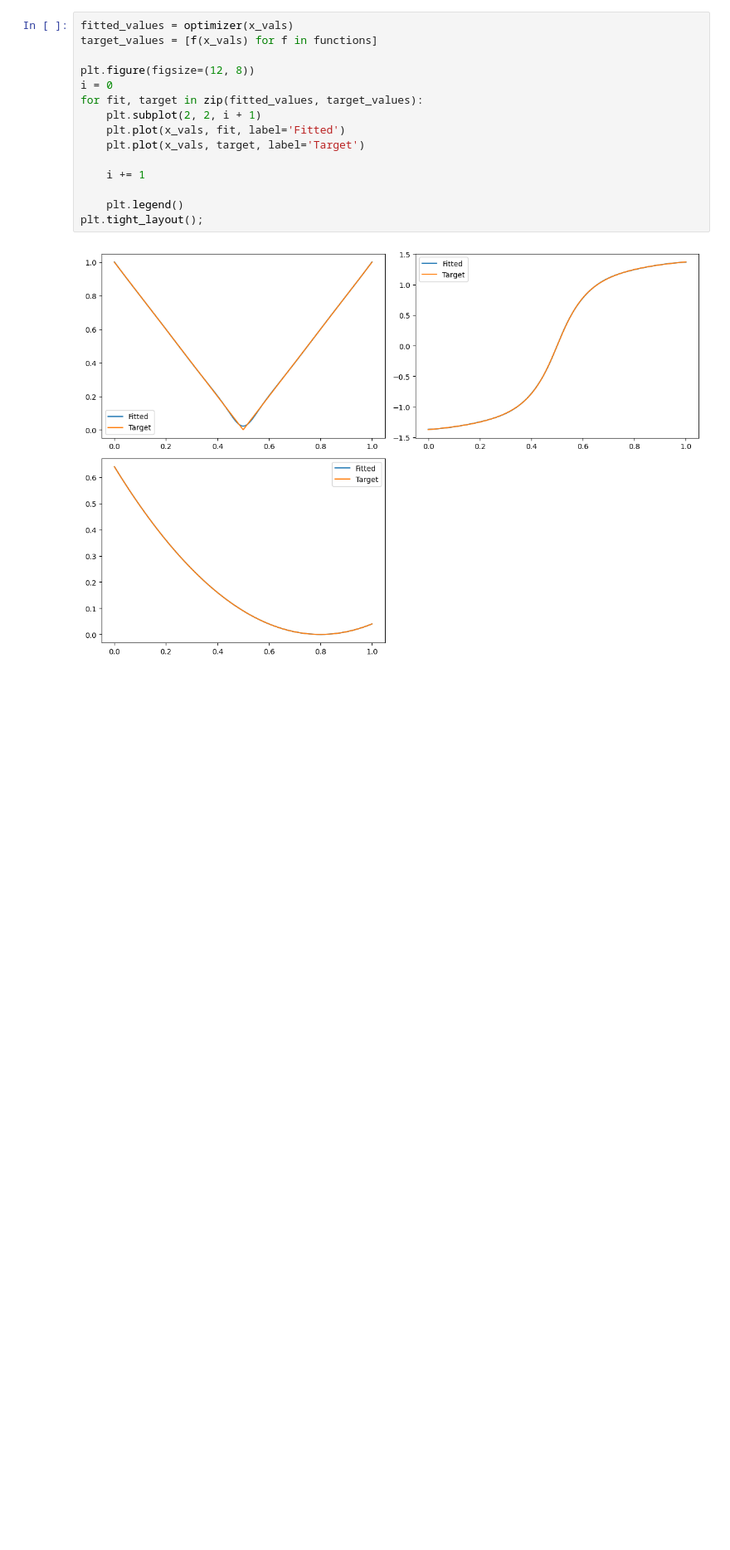
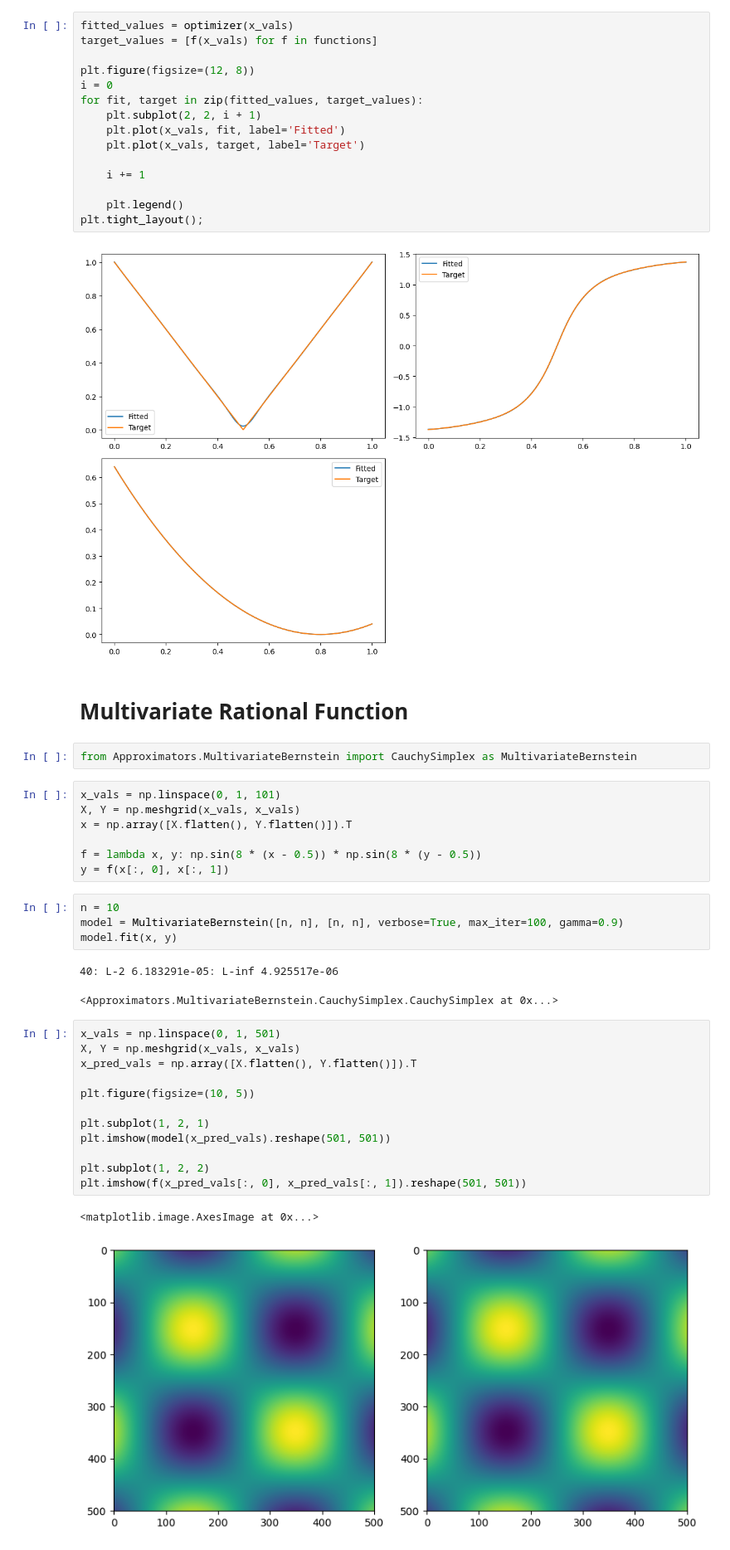
Before and after one commit to infamoussoap/RationalFunctionApproximation, a Jupyter notebook: Example Usage.ipynb, the cells around one changed output. Shown: that part at 83% size. Drawn from its saved outputs; the diff is of its cells as text; blank space fills up the shorter version.

Commit message:
MultivariateBernstein Rational approximation now added with example usage given

```diff
--- a/Example Usage.ipynb
+++ b/Example Usage.ipynb
@@ -81,3 +81,36 @@ for fit, target in zip(fitted_values, target_values):
 plt.tight_layout();
 # %% [output]
 [figure]
+# %% [markdown]
+# Multivariate Rational Function
+# %%
+from Approximators.MultivariateBernstein import CauchySimplex as MultivariateBernstein
+# %%
+x_vals = np.linspace(0, 1, 101)
+X, Y = np.meshgrid(x_vals, x_vals)
+x = np.array([X.flatten(), Y.flatten()]).T
+
+f = lambda x, y: np.sin(8 * (x - 0.5)) * np.sin(8 * (y - 0.5))
+y = f(x[:, 0], x[:, 1])
+# %%
+n = 10
+model = MultivariateBernstein([n, n], [n, n], verbose=True, max_iter=100, gamma=0.9)
+model.fit(x, y)
+# %% [output]
+40: L-2 6.183291e-05: L-inf 4.925517e-06
+<Approximators.MultivariateBernstein.CauchySimplex.CauchySimplex at 0x...>
+# %%
+x_vals = np.linspace(0, 1, 501)
+X, Y = np.meshgrid(x_vals, x_vals)
+x_pred_vals = np.array([X.flatten(), Y.flatten()]).T
+
+plt.figure(figsize=(10, 5))
+
+plt.subplot(1, 2, 1)
+plt.imshow(model(x_pred_vals).reshape(501, 501))
+
+plt.subplot(1, 2, 2)
+plt.imshow(f(x_pred_vals[:, 0], x_pred_vals[:, 1]).reshape(501, 501))
+# %% [output]
+<matplotlib.image.AxesImage at 0x...>
+[figure, added]
```
Also changed, not shown: parts of 6 cells of this notebook, 6 other files.
